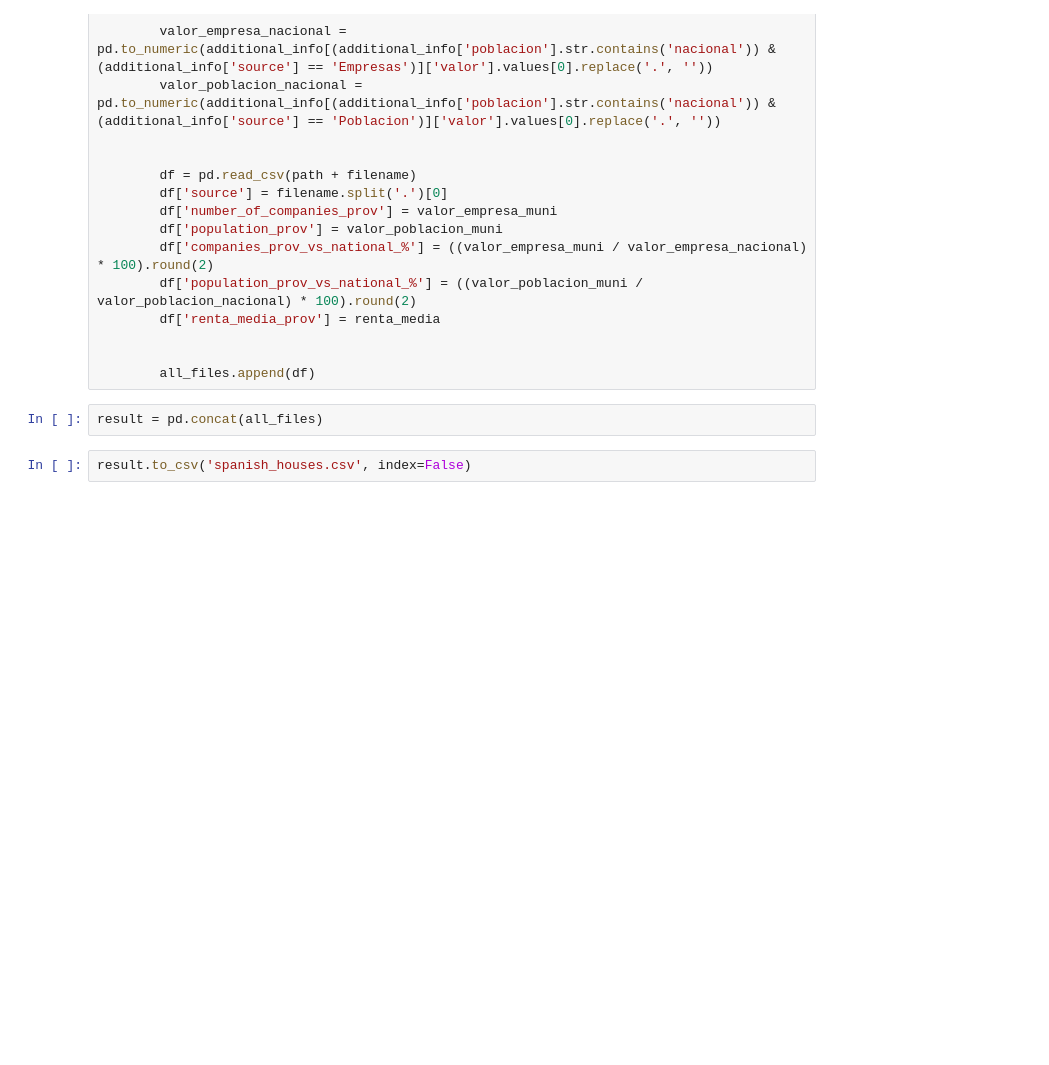
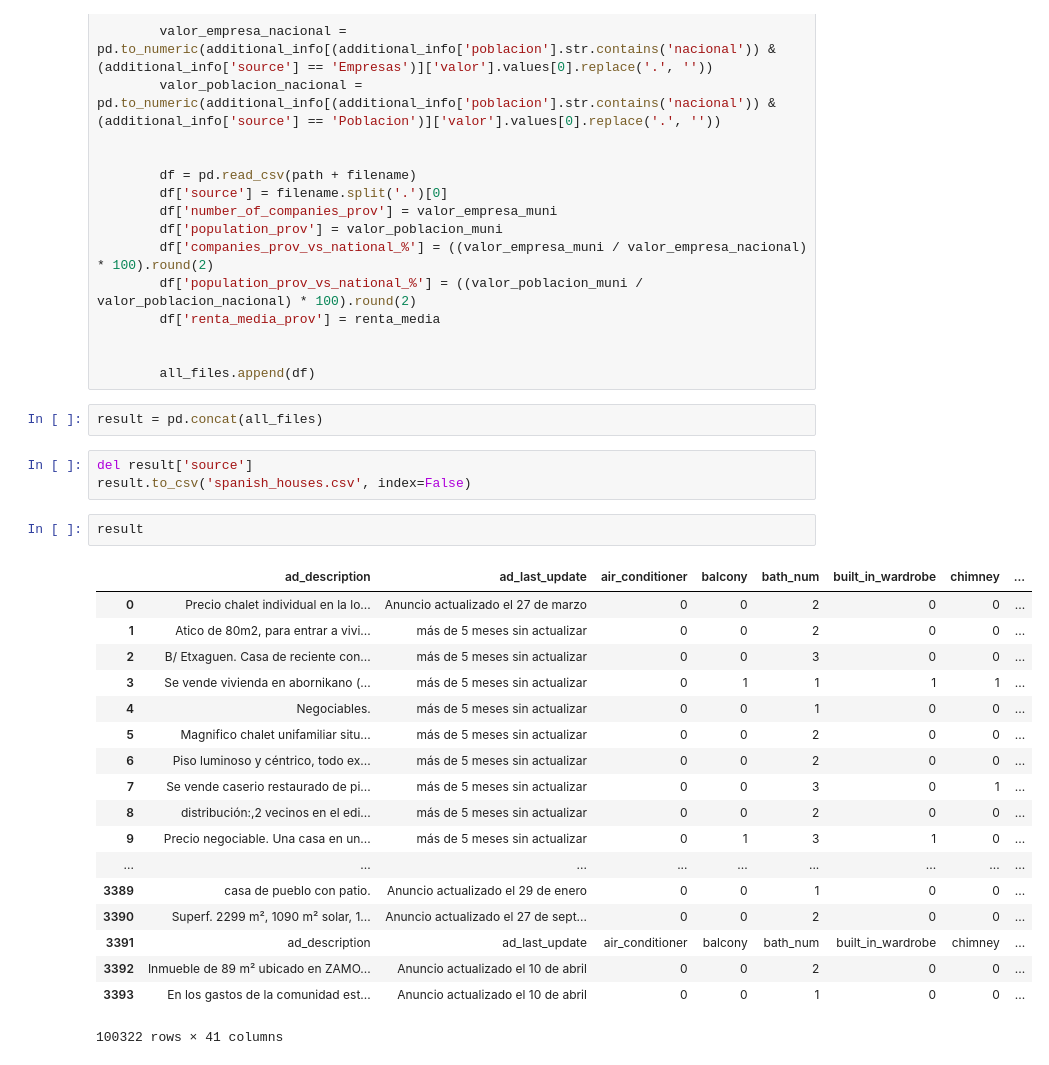
Before and after one commit to trueuoc/spa_housing_crawler, a Jupyter notebook: concat all houses files.ipynb, the cells around one changed output. Saved outputs shown, nothing was run; the diff lists cells and outputs as text; blank space fills up the shorter version.

```diff
--- a/concat all houses files.ipynb
+++ b/concat all houses files.ipynb
@@ -47,4 +47,26 @@ for filename in listdir(path):
 # %%
 result = pd.concat(all_files)
 # %%
+del result['source']
 result.to_csv('spanish_houses.csv', index=False)
+# %%
+result
+# %% [output]
+|  | ad_description | ad_last_update | air_conditioner | balcony | bath_num | built_in_wardrobe | chimney | ... |
+| 0 | Precio chalet individual en la lo... | Anuncio actualizado el 27 de marzo | 0 | 0 | 2 | 0 | 0 | ... |
+| 1 | Atico de 80m2, para entrar a vivi... | más de 5 meses sin actualizar | 0 | 0 | 2 | 0 | 0 | ... |
+| 2 | B/ Etxaguen. Casa de reciente con... | más de 5 meses sin actualizar | 0 | 0 | 3 | 0 | 0 | ... |
+| 3 | Se vende vivienda en abornikano (... | más de 5 meses sin actualizar | 0 | 1 | 1 | 1 | 1 | ... |
+| 4 | Negociables. | más de 5 meses sin actualizar | 0 | 0 | 1 | 0 | 0 | ... |
+| 5 | Magnifico chalet unifamiliar situ... | más de 5 meses sin actualizar | 0 | 0 | 2 | 0 | 0 | ... |
+| 6 | Piso luminoso y céntrico, todo ex... | más de 5 meses sin actualizar | 0 | 0 | 2 | 0 | 0 | ... |
+| 7 | Se vende caserio restaurado de pi... | más de 5 meses sin actualizar | 0 | 0 | 3 | 0 | 1 | ... |
+| 8 | distribución:,2 vecinos en el edi... | más de 5 meses sin actualizar | 0 | 0 | 2 | 0 | 0 | ... |
+| 9 | Precio negociable. Una casa en un... | más de 5 meses sin actualizar | 0 | 1 | 3 | 1 | 0 | ... |
+| ... | ... | ... | ... | ... | ... | ... | ... | ... |
+| 3389 | casa de pueblo con patio. | Anuncio actualizado el 29 de enero | 0 | 0 | 1 | 0 | 0 | ... |
+| 3390 | Superf. 2299 m², 1090 m² solar, 1... | Anuncio actualizado el 27 de sept... | 0 | 0 | 2 | 0 | 0 | ... |
+| 3391 | ad_description | ad_last_update | air_conditioner | balcony | bath_num | built_in_wardrobe | chimney | ... |
+| 3392 | Inmueble de 89 m² ubicado en ZAMO... | Anuncio actualizado el 10 de abril | 0 | 0 | 2 | 0 | 0 | ... |
+| 3393 | En los gastos de la comunidad est... | Anuncio actualizado el 10 de abril | 0 | 0 | 1 | 0 | 0 | ... |
+100322 rows × 41 columns
```
Also changed, not shown: 2 other files.
